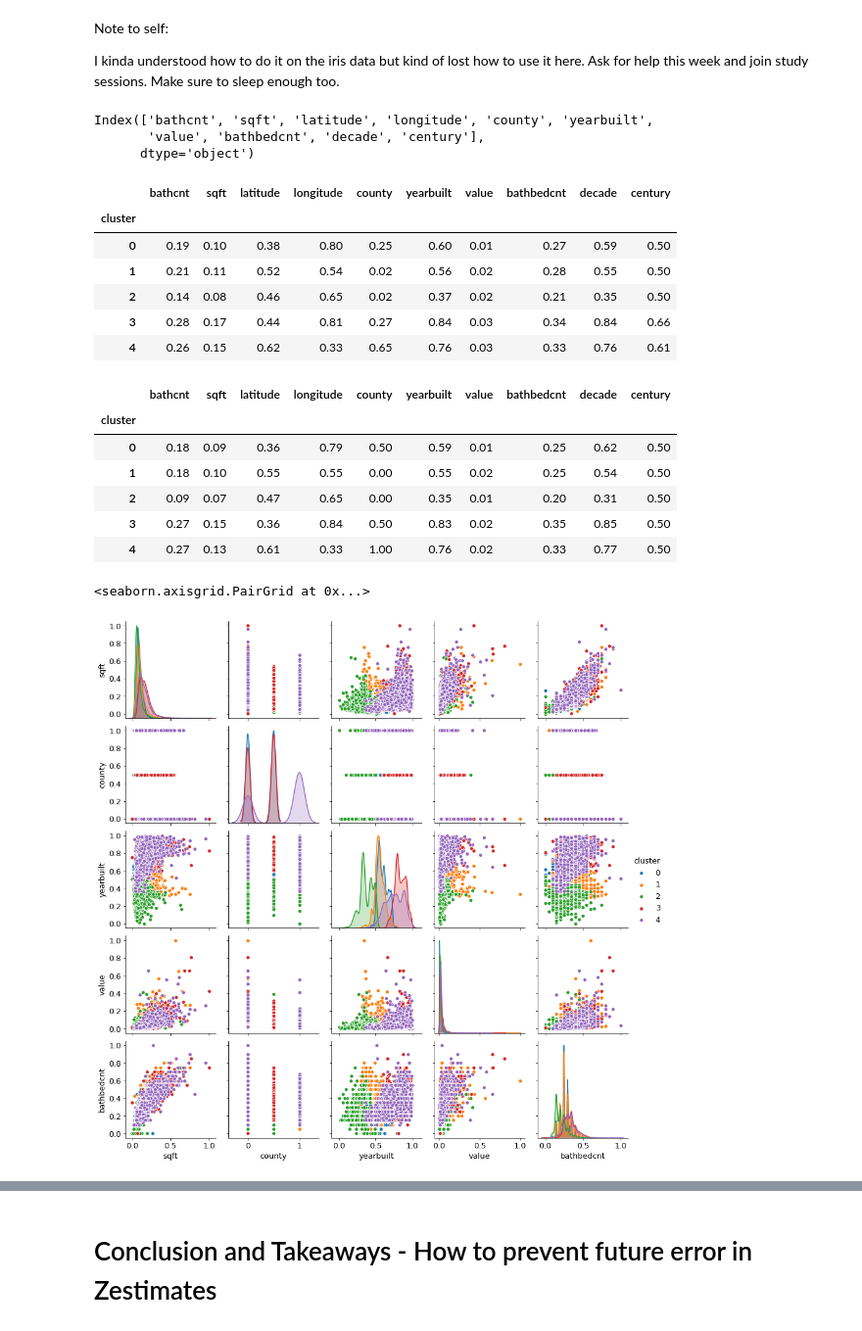
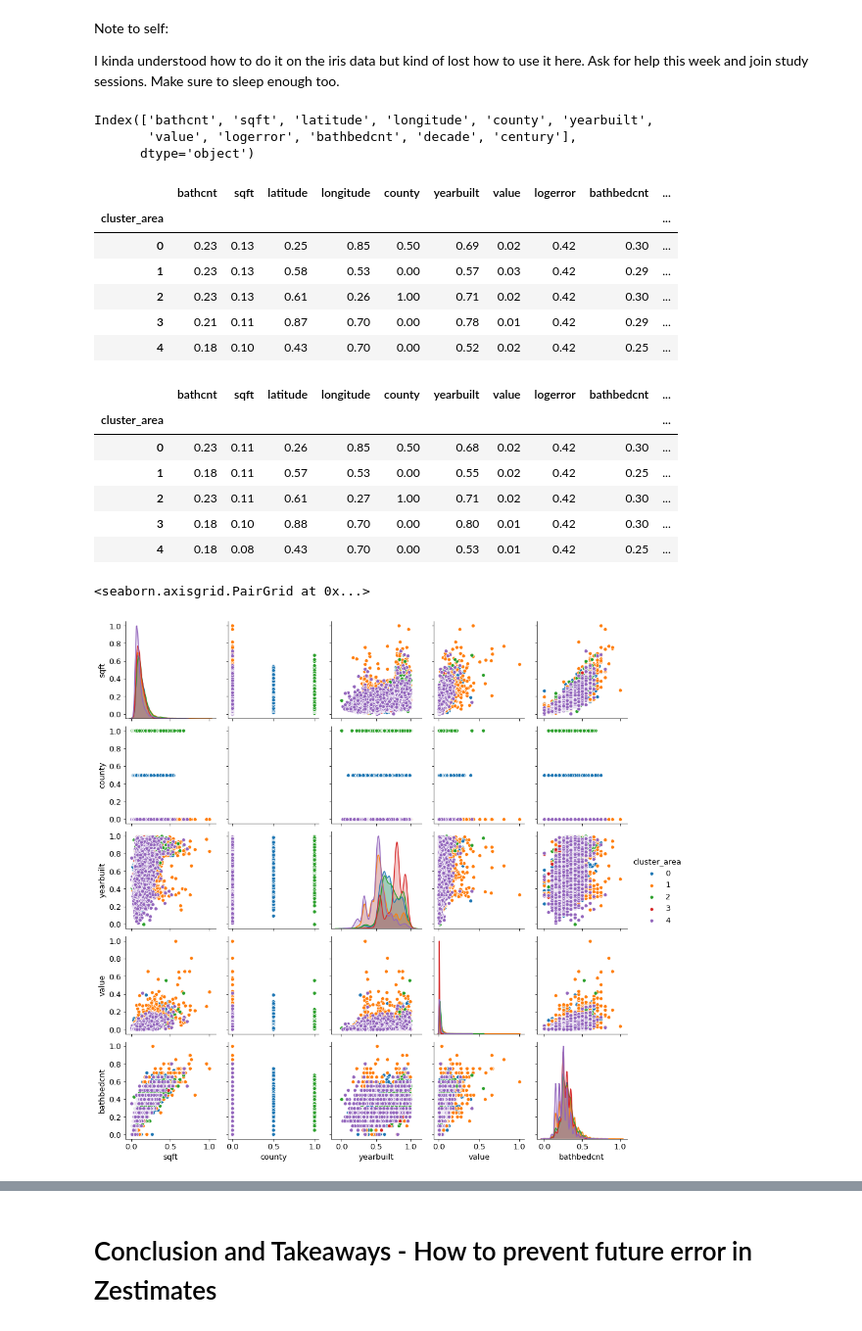
Before and after one commit to KwameTaylor/kwames-zillow-zestimates-error-control, a Jupyter notebook: explore.ipynb, the cells around one changed output, grey strips where cells are left out. Shown at 98% size. Cells and saved outputs as stored; diff of their text form; code cells hidden in the pictures.

Commit message:
lotttts of work with clustering

```diff
--- a/explore.ipynb
+++ b/explore.ipynb
@@ -194,0 +166,3 @@ X_train_scaled.head(3)
+# %%
+scaler, train_scaled, validate_scaled, test_scaled = zillow_scale(train, validate, test)
+train_scaled.head(3)
@@ -329,9 +309,9 @@ Note to self:
 
 I kinda understood how to do it on the iris data but kind of lost how to use it here. Ask for help this week and join study sessions. Make sure to sleep enough too.
 # %%
-X_train_scaled.columns
+train_scaled.columns
 # %% [output]
 Index(['bathcnt', 'sqft', 'latitude', 'longitude', 'county', 'yearbuilt',
-       'value', 'bathbedcnt', 'decade', 'century'],
+       'value', 'logerror', 'bathbedcnt', 'decade', 'century'],
       dtype='object')
 # %%
@@ -340,25 +320,25 @@ kmeans, centroids = create_cluster1(X_train_scaled, X, 5)
 # %%
-X_train_scaled.groupby('cluster').mean()
+train_scaled.groupby('cluster_area').mean()
 # %% [output]
-|  | bathcnt | sqft | latitude | longitude | county | yearbuilt | value | bathbedcnt | decade | century |
-| cluster |  |  |  |  |  |  |  |  |  |  |
-| 0 | 0.19 | 0.10 | 0.38 | 0.80 | 0.25 | 0.60 | 0.01 | 0.27 | 0.59 | 0.50 |
-| 1 | 0.21 | 0.11 | 0.52 | 0.54 | 0.02 | 0.56 | 0.02 | 0.28 | 0.55 | 0.50 |
-| 2 | 0.14 | 0.08 | 0.46 | 0.65 | 0.02 | 0.37 | 0.02 | 0.21 | 0.35 | 0.50 |
-| 3 | 0.28 | 0.17 | 0.44 | 0.81 | 0.27 | 0.84 | 0.03 | 0.34 | 0.84 | 0.66 |
-| 4 | 0.26 | 0.15 | 0.62 | 0.33 | 0.65 | 0.76 | 0.03 | 0.33 | 0.76 | 0.61 |
+|  | bathcnt | sqft | latitude | longitude | county | yearbuilt | value | logerror | bathbedcnt | ... |
+| cluster_area |  |  |  |  |  |  |  |  |  | ... |
+| 0 | 0.23 | 0.13 | 0.25 | 0.85 | 0.50 | 0.69 | 0.02 | 0.42 | 0.30 | ... |
+| 1 | 0.23 | 0.13 | 0.58 | 0.53 | 0.00 | 0.57 | 0.03 | 0.42 | 0.29 | ... |
+| 2 | 0.23 | 0.13 | 0.61 | 0.26 | 1.00 | 0.71 | 0.02 | 0.42 | 0.30 | ... |
+| 3 | 0.21 | 0.11 | 0.87 | 0.70 | 0.00 | 0.78 | 0.01 | 0.42 | 0.29 | ... |
+| 4 | 0.18 | 0.10 | 0.43 | 0.70 | 0.00 | 0.52 | 0.02 | 0.42 | 0.25 | ... |
 # %%
-X_train_scaled.groupby('cluster').median()
+train_scaled.groupby('cluster_area').median()
 # %% [output]
-|  | bathcnt | sqft | latitude | longitude | county | yearbuilt | value | bathbedcnt | decade | century |
-| cluster |  |  |  |  |  |  |  |  |  |  |
-| 0 | 0.18 | 0.09 | 0.36 | 0.79 | 0.50 | 0.59 | 0.01 | 0.25 | 0.62 | 0.50 |
-| 1 | 0.18 | 0.10 | 0.55 | 0.55 | 0.00 | 0.55 | 0.02 | 0.25 | 0.54 | 0.50 |
-| 2 | 0.09 | 0.07 | 0.47 | 0.65 | 0.00 | 0.35 | 0.01 | 0.20 | 0.31 | 0.50 |
-| 3 | 0.27 | 0.15 | 0.36 | 0.84 | 0.50 | 0.83 | 0.02 | 0.35 | 0.85 | 0.50 |
-| 4 | 0.27 | 0.13 | 0.61 | 0.33 | 1.00 | 0.76 | 0.02 | 0.33 | 0.77 | 0.50 |
+|  | bathcnt | sqft | latitude | longitude | county | yearbuilt | value | logerror | bathbedcnt | ... |
+| cluster_area |  |  |  |  |  |  |  |  |  | ... |
+| 0 | 0.23 | 0.11 | 0.26 | 0.85 | 0.50 | 0.68 | 0.02 | 0.42 | 0.30 | ... |
+| 1 | 0.18 | 0.11 | 0.57 | 0.53 | 0.00 | 0.55 | 0.02 | 0.42 | 0.25 | ... |
+| 2 | 0.23 | 0.11 | 0.61 | 0.27 | 1.00 | 0.71 | 0.02 | 0.42 | 0.30 | ... |
+| 3 | 0.18 | 0.10 | 0.88 | 0.70 | 0.00 | 0.80 | 0.01 | 0.42 | 0.30 | ... |
+| 4 | 0.18 | 0.08 | 0.43 | 0.70 | 0.00 | 0.53 | 0.01 | 0.42 | 0.25 | ... |
 # %%
-sns.pairplot(data=X_train_scaled.drop(columns=['latitude', 'longitude', 'century', 'decade', 'bathcnt']), hue='cluster')
+sns.pairplot(data=train_scaled.drop(columns=['latitude', 'longitude', 'century', 'decade', 'bathcnt', 'logerror']), hue='cluster_area')
 # %% [output]
 <seaborn.axisgrid.PairGrid at 0x...>
-[figure, old version]
+[figure, new version]
```
Also changed, not shown: parts of 31 cells of this notebook, 3 other files.
